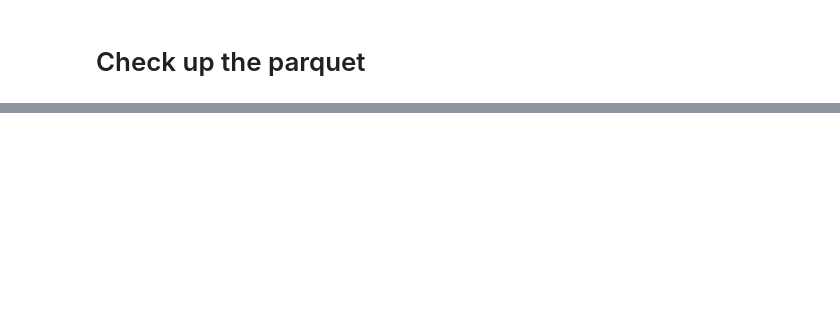
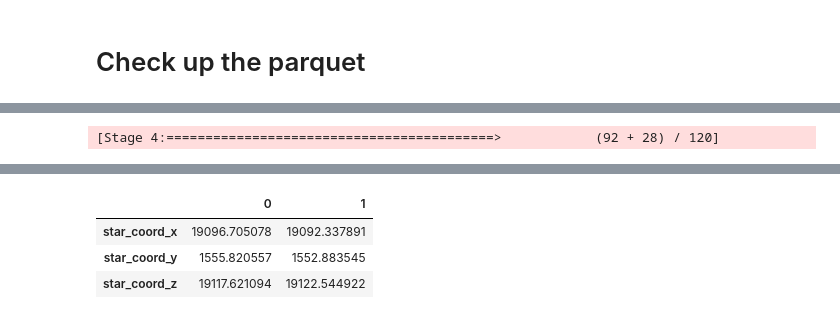
Before and after one commit to laelshin/Hadoop_SNU, a Jupyter notebook: hdf_to_parquet.ipynb, the cells around one changed output, grey strips where cells are left out. Saved outputs shown, nothing was run; the diff lists cells and outputs as text; code cells hidden in the pictures; blank space fills up the shorter version.

```diff
--- a/hdf_to_parquet.ipynb
+++ b/hdf_to_parquet.ipynb
@@ -150,15 +149,17 @@ Dataset: Masses, dtype: float32, shape: (206055,)
 #                   ])
 schema = T.StructType([\
 #                       T.StructField('filename',T.StringType(), True),\
-                       T.StructField('gas_coord',T.FloatType(), True),\
-                       T.StructField('gas_mass',T.FloatType(), True),\
-                       T.StructField('dm_coord',T.FloatType(), True),\
-                       T.StructField('star_coord',T.FloatType(), True),\
-                       T.StructField('star_form_time',T.FloatType(), True),\
-                       T.StructField('star_mass',T.FloatType(), True),\
-                       T.StructField('bh_coord',T.FloatType(), True),\
-                       T.StructField('bh_mass',T.FloatType(), True),\
-                   ])
+                       T.StructField('star_coord_x',T.FloatType(), True),\
+                       T.StructField('star_coord_y',T.FloatType(), True),\
+                       T.StructField('star_coord_z',T.FloatType(), True),\
+#                       T.StructField('gas_mass',T.FloatType(), True),\
+#                       T.StructField('dm_coord',T.FloatType(), True),\
+#                       T.StructField('star_coord',T.FloatType(), True),\
+#                       T.StructField('star_form_time',T.FloatType(), True),\
+#                       T.StructField('star_mass',T.FloatType(), True),\
+#                       T.StructField('bh_coord',T.FloatType(), True),\
+#                       T.StructField('bh_mass',T.FloatType(), True),\
+                      ])
 # %%
 h5f['PartType4/Coordinates'].shape
 # %% [output]
@@ -184 +175,5 @@ h5f['PartType4/Coordinates'][:,:].flatten().tolist()[:5]
+# %%
+star_coord_x = h5f['PartType4/Coordinates'][:,0].tolist()
+star_coord_y = h5f['PartType4/Coordinates'][:,1].tolist()
+star_coord_z = h5f['PartType4/Coordinates'][:,2].tolist()
 # %%
@@ -193,4 +188,5 @@ bh_mass = [float(i) for i in h5f['PartType5/Masses']]
 # %%
 %%time
-sparkdf = spark.createDataFrame(zip(gas_coord, gas_mass, dm_coord, star_coord, star_form_time, star_mass, bh_coord, bh_mass),schema)
+sparkdf = spark.createDataFrame(zip(star_coord_x, star_coord_y, star_coord_z),schema)
+#sparkdf = spark.createDataFrame(zip(gas_coord_x),schema)
 # %% [output]
@@ -251,2 +242,7 @@ Py4JJavaError: An error occurred while calling o161.count.
 org.apache.spark.shuffle.FetchFailedException
         at org.apache.spark.errors.SparkCoreErrors$.fetchFailedError(SparkCoreErrors.scala:437)
+# %%
+%%time
+sparkdf.limit(2).toPandas().transpose()
+# %% [output]
+[Stage 4:==========================================>            (92 + 28) / 120]
@@ -252,0 +251,4 @@ org.apache.spark.shuffle.FetchFailedException
+|  | 0 | 1 |
+| star_coord_x | 19096.705078 | 19092.337891 |
+| star_coord_y | 1555.820557 | 1552.883545 |
+| star_coord_z | 19117.621094 | 19122.544922 |
```
Also changed, not shown: parts of 11 cells of this notebook.
